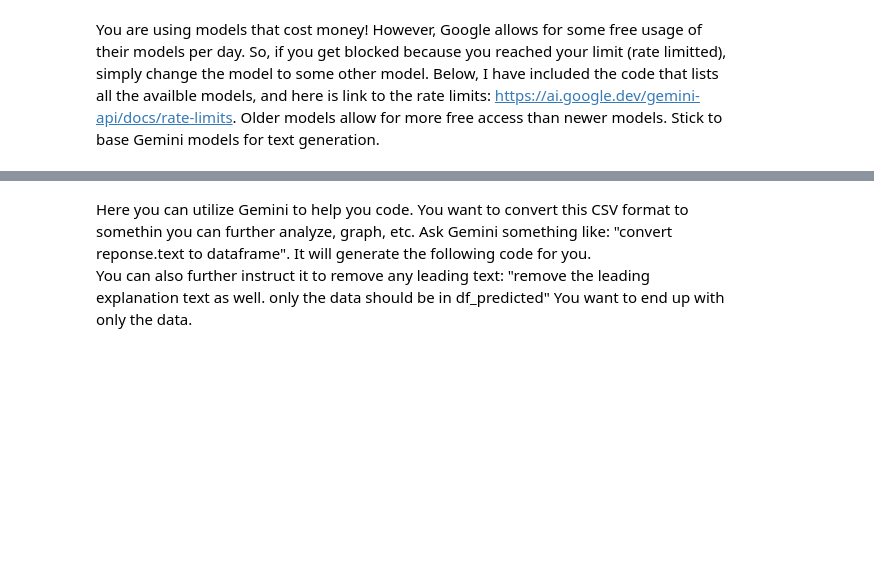
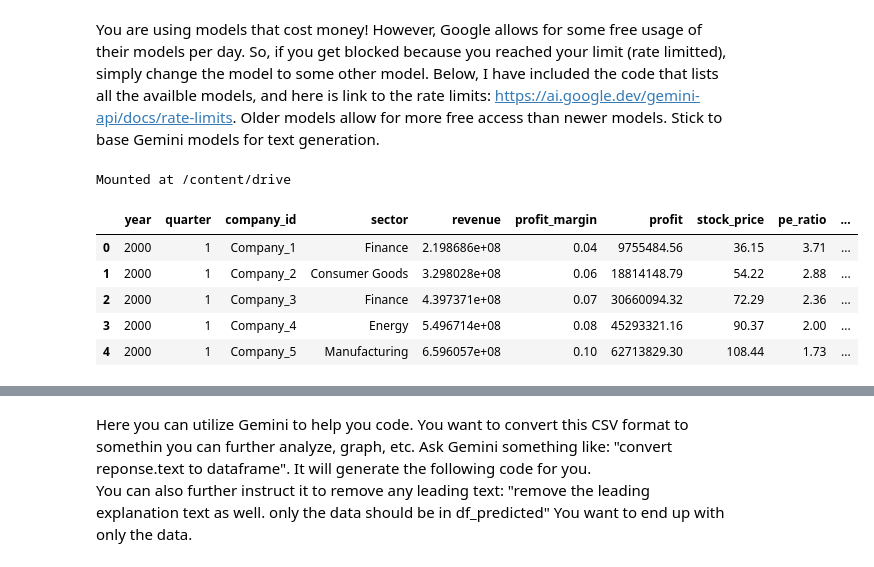
Before and after one commit to PMRv1/UTK-AI-Project-3, a Jupyter notebook: Assignment4.ipynb, the cells around one changed output, grey strips where cells are left out. Cells and saved outputs as stored; diff of their text form; code cells hidden in the pictures; blank space fills up the shorter version.

```diff
--- a/Assignment4.ipynb
+++ b/Assignment4.ipynb
@@ -38,12 +129,0 @@ drive.mount('/content/drive')
-# %%
-file_path = '/content/drive/My Drive/Colab Notebooks/finance_data.csv' # Update with the correct path if needed
-
-try:
-    with open(file_path, 'r') as f:
-        csv_string = f.read()
-    print("File content read successfully!")
-    print(csv_string[:500]) # Print the first 500 characters to show the content
-except FileNotFoundError:
-    print(f"File not found at {file_path}. Please check the path and try again.")
-except Exception as e:
-    print(f"An error occurred: {e}")
@@ -53,0 +130,19 @@ print(prompt[:500] + "...") # Print the beginning of the prompt to show its stru
+# %%
+from google.colab import drive
+drive.mount('/content/drive')
+
+file_path = '/content/drive/My Drive/Colab Notebooks/finance_data.csv'
+
+with open(file_path, 'r') as f:
+    csv_string = f.read()
+
+df_finance = pd.read_csv(file_path)
+display(df_finance.head())
+# %% [output]
+Mounted at /content/drive
+|  | year | quarter | company_id | sector | revenue | profit_margin | profit | stock_price | pe_ratio | ... |
+| 0 | 2000 | 1 | Company_1 | Finance | 2.198686e+08 | 0.04 | 9755484.56 | 36.15 | 3.71 | ... |
+| 1 | 2000 | 1 | Company_2 | Consumer Goods | 3.298028e+08 | 0.06 | 18814148.79 | 54.22 | 2.88 | ... |
+| 2 | 2000 | 1 | Company_3 | Finance | 4.397371e+08 | 0.07 | 30660094.32 | 72.29 | 2.36 | ... |
+| 3 | 2000 | 1 | Company_4 | Energy | 5.496714e+08 | 0.08 | 45293321.16 | 90.37 | 2.00 | ... |
+| 4 | 2000 | 1 | Company_5 | Manufacturing | 6.596057e+08 | 0.10 | 62713829.30 | 108.44 | 1.73 | ... |
```
Also changed, not shown: parts of 25 cells of this notebook.
